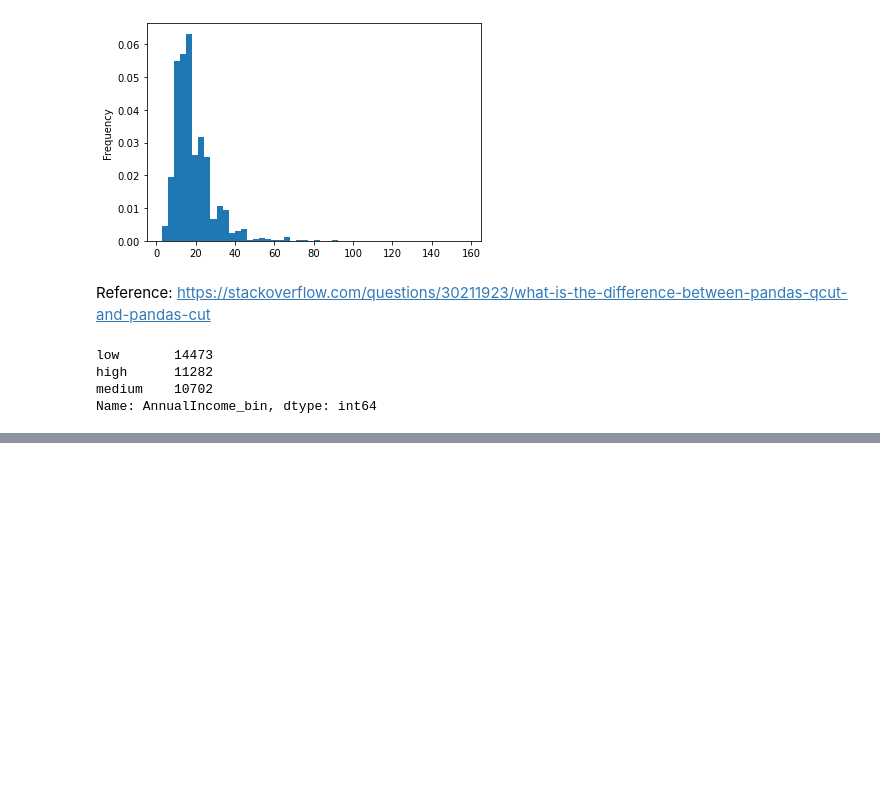
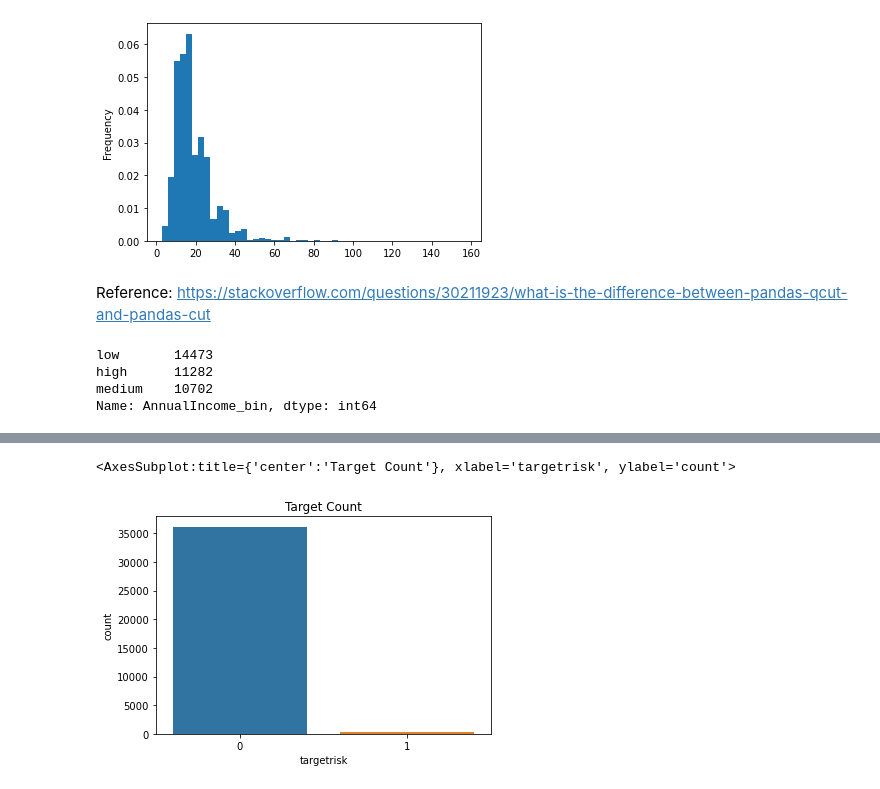
Before and after one commit to RV249/Final_Assignment_AAI_510, a Jupyter notebook: Team2-FinalProject.ipynb, the cells around one changed output, grey strips where cells are left out. Drawn from its saved outputs; the diff is of its cells as text; code cells hidden in the pictures; blank space fills up the shorter version.

```diff
--- a/Team2-FinalProject.ipynb
+++ b/Team2-FinalProject.ipynb
@@ -436,0 +492,9 @@ memory usage: 5.8+ MB
+# %%
+df_training = dfprocess1.copy()
+# %%
+# Severe Unbalance for target variable
+plt.title("Target Count")
+sns.countplot(data = df_training, x = 'targetrisk')
+# %% [output]
+<AxesSubplot:title={'center':'Target Count'}, xlabel='targetrisk', ylabel='count'>
+[figure, added]
```
Also changed, not shown: parts of 19 cells of this notebook.
